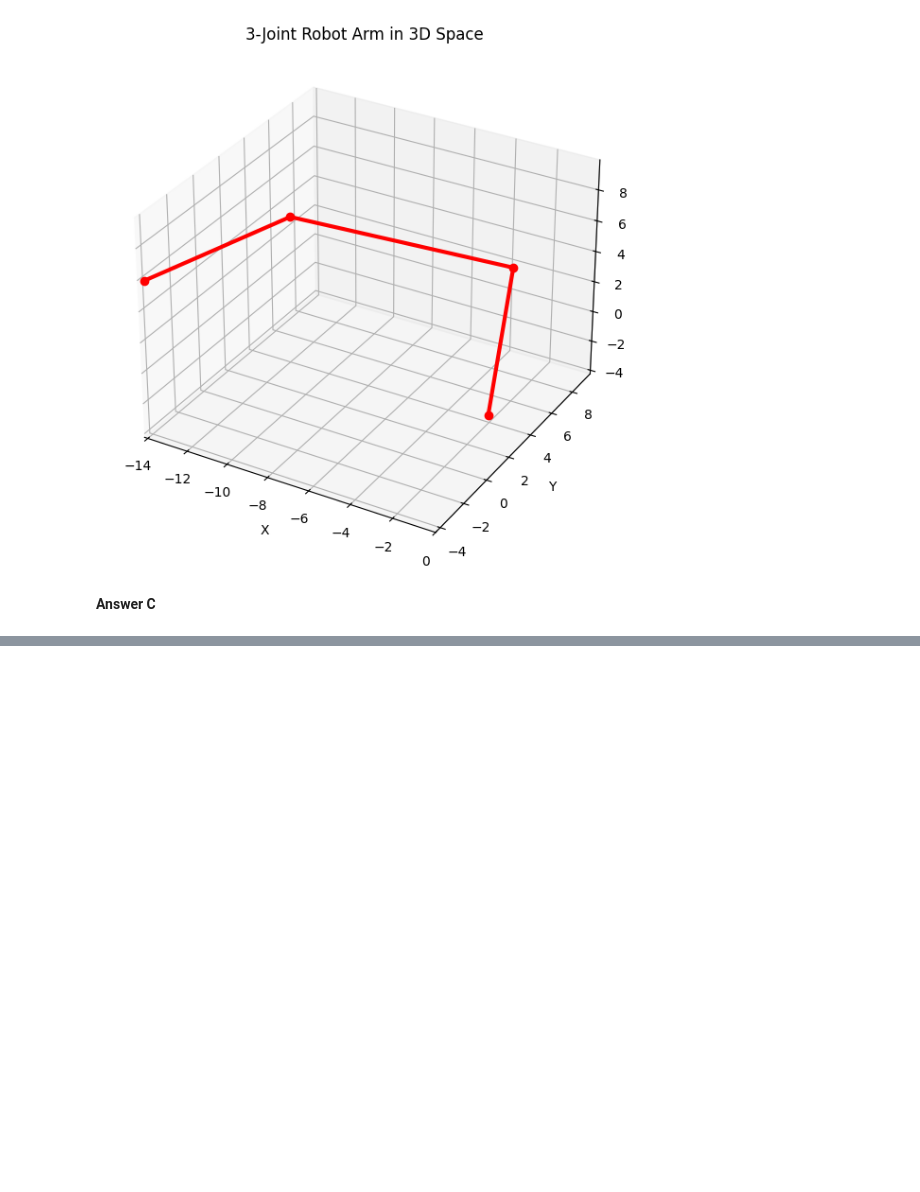
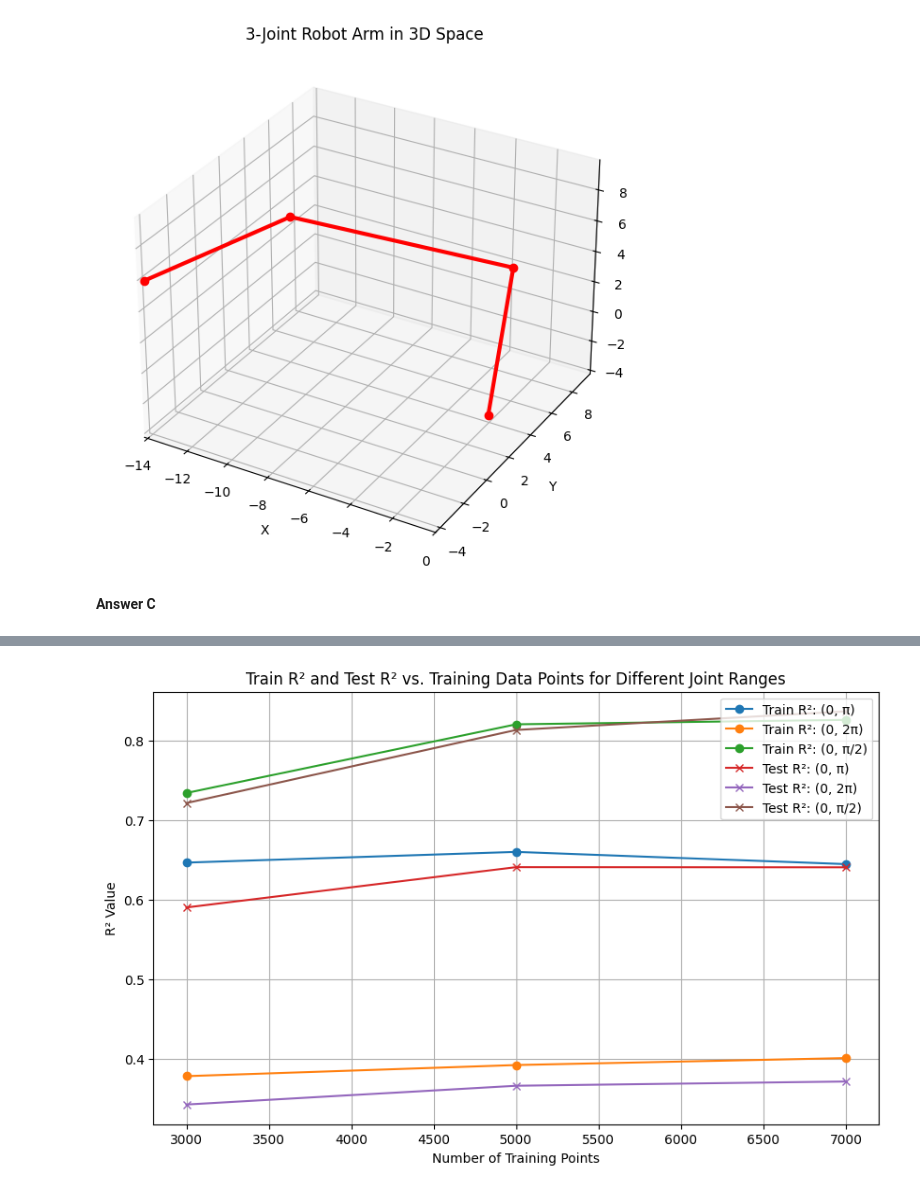
Before and after one commit to 160419982021/ML, a Jupyter notebook: PDE4433_2022_23_A2_T1_Inverse_Kinematics.ipynb, the cells around one changed output, grey strips where cells are left out. Drawn from its saved outputs; the diff is of its cells as text; code cells hidden in the pictures; blank space fills up the shorter version.

```diff
--- a/PDE4433_2022_23_A2_T1_Inverse_Kinematics.ipynb
+++ b/PDE4433_2022_23_A2_T1_Inverse_Kinematics.ipynb
@@ -1597,0 +2113,65 @@ Position error: 1.9856295503969112
+# %%
+import numpy as np
+import matplotlib.pyplot as plt
+
+# Data for plotting based on your given results
+data = [
+    # (Joint Range, Training Points, Train R², Test R²)
+    {"joint_range": "(0, π)", "train_points": 3000, "train_r2": 0.6468, "test_r2": 0.5903},
+    {"joint_range": "(0, π)", "train_points": 5000, "train_r2": 0.6603, "test_r2": 0.6411},
+    {"joint_range": "(0, π)", "train_points": 7000, "train_r2": 0.6449, "test_r2": 0.6409},
+
+    {"joint_range": "(0, 2π)", "train_points": 3000, "train_r2": 0.3778, "test_r2": 0.3421},
+    {"joint_range": "(0, 2π)", "train_points": 5000, "train_r2": 0.3918, "test_r2": 0.3657},
+    {"joint_range": "(0, 2π)", "train_points": 7000, "train_r2": 0.4006, "test_r2": 0.3711},
+
+    {"joint_range": "(0, π/2)", "train_points": 3000, "train_r2": 0.7345, "test_r2": 0.7218},
+    {"joint_range": "(0, π/2)", "train_points": 5000, "train_r2": 0.8210, "test_r2": 0.8139},
+    {"joint_range": "(0, π/2)", "train_points": 7000, "train_r2": 0.8266, "test_r2": 0.8373}
+]
+
+# Prepare data for plotting
+joint_ranges = ["(0, π)", "(0, 2π)", "(0, π/2)"]
+train_points = [3000, 5000, 7000]
+
+train_r2_values = {
+    "(0, π)": [],
+    "(0, 2π)": [],
+    "(0, π/2)": []
+}
+
+test_r2_values = {
+    "(0, π)": [],
+    "(0, 2π)": [],
+    "(0, π/2)": []
+}
+
+# Fill the dictionaries with Train R² and Test R² values for each joint range
+for entry in data:
+    joint_range = entry["joint_range"]
+    train_points_value = entry["train_points"]
+    train_r2_values[joint_range].append(entry["train_r2"])
+    test_r2_values[joint_range].append(entry["test_r2"])
+
+# Plotting the data
+plt.figure(figsize=(10, 6))
+
+# Plot Train R² values
+for joint_range in joint_ranges:
+    plt.plot(train_points, train_r2_values[joint_range], label=f'Train R²: {joint_range}', marker='o')
+
+# Plot Test R² values
+for joint_range in joint_ranges:
+    plt.plot(train_points, test_r2_values[joint_range], label=f'Test R²: {joint_range}', marker='x')
+
+# Customize plot
+plt.title('Train R² and Test R² vs. Training Data Points for Different Joint Ranges')
+plt.xlabel('Number of Training Points')
+plt.ylabel('R² Value')
+plt.legend()
+plt.grid(True)
+
+# Show plot
+plt.show()
+# %% [output]
+[figure, added]
```
Also changed, not shown: parts of 11 cells of this notebook.
